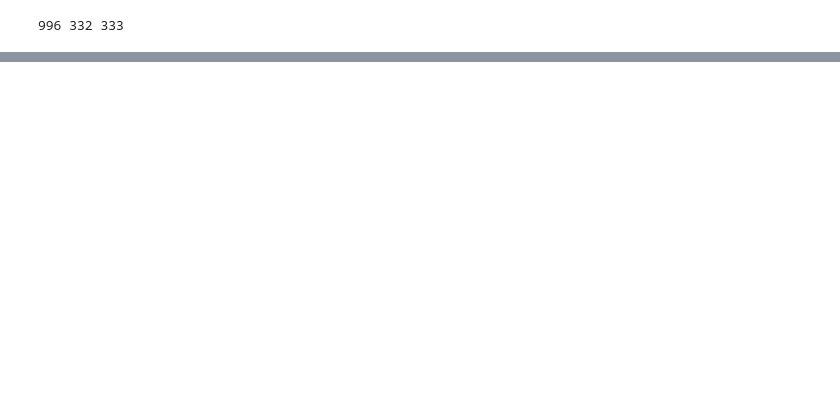
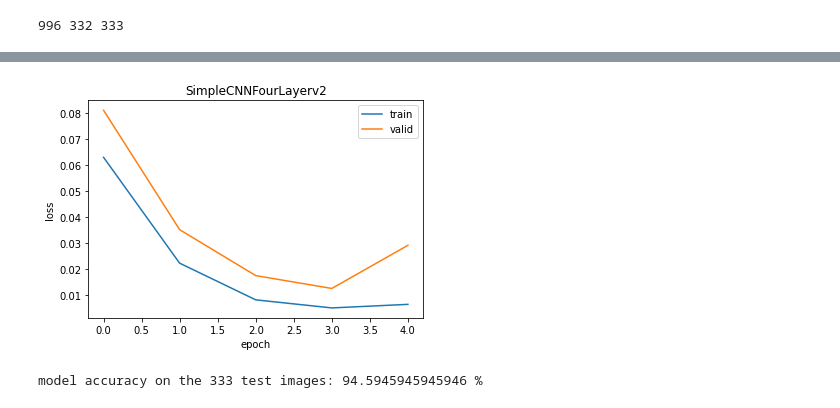
Before and after one commit to biraaj/Caltech101-Airplanes-Motorbikes-Schooners, a Jupyter notebook: caltech101.ipynb, the cells around one changed output, grey strips where cells are left out. Saved outputs shown, nothing was run; the diff lists cells and outputs as text; code cells hidden in the pictures; blank space fills up the shorter version.

```diff
--- a/caltech101.ipynb
+++ b/caltech101.ipynb
@@ -407,0 +487,2 @@ model accuracy on the 333 test images: 94.5945945945946 %
+# %%
+model2, train_loss2, valid_loss2 = train(model2,epochs,optimizer2)
@@ -407,0 +500,8 @@ model accuracy on the 333 test images: 94.5945945945946 %
+# %%
+plot_loss_graph(train_loss2,valid_loss2,"SimpleCNNFourLayerv2")
+# %% [output]
+[figure, added]
+# %%
+test_accuracy(model2)
+# %% [output]
+model accuracy on the 333 test images: 94.5945945945946 %
```
Also changed, not shown: parts of 29 cells of this notebook.
